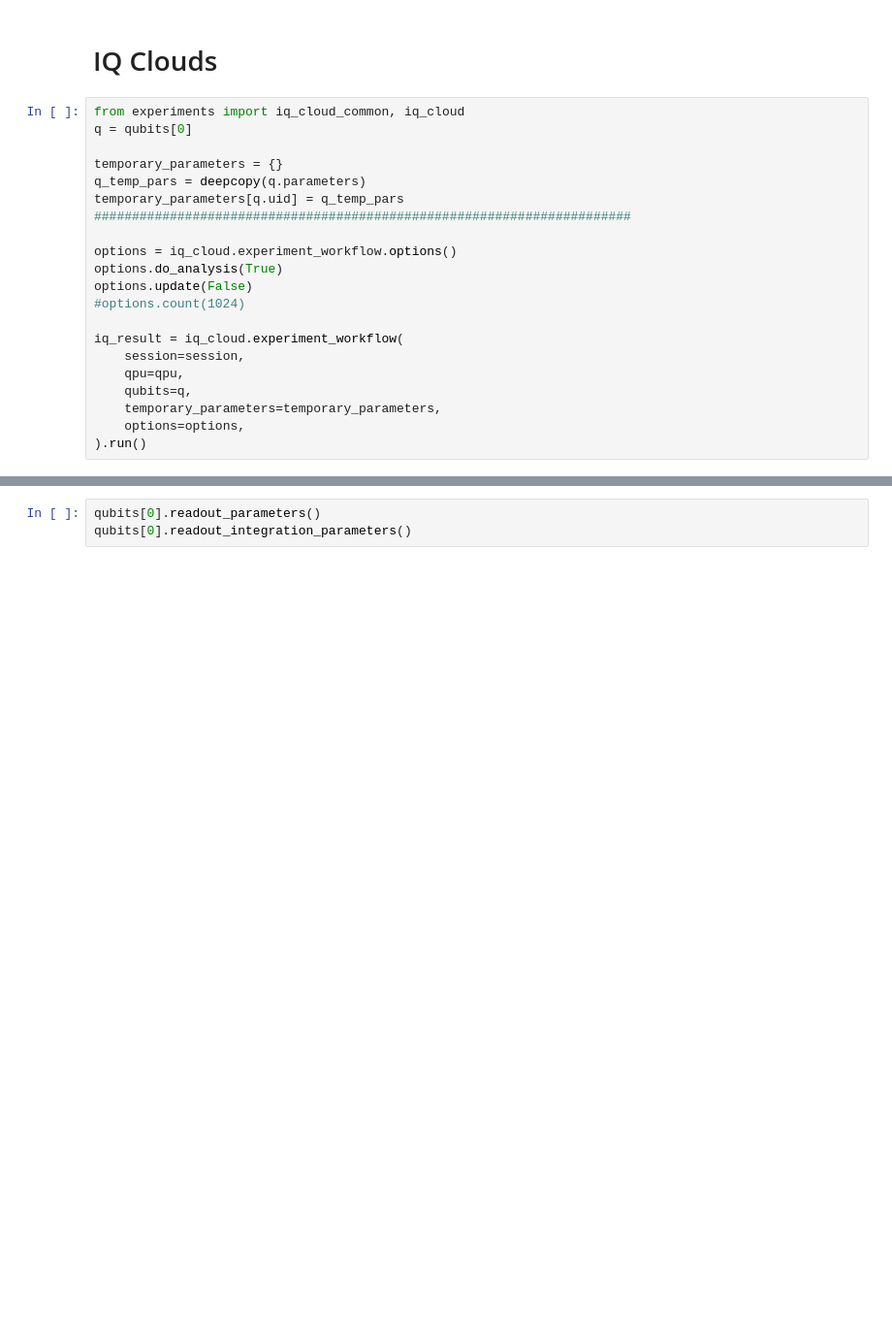
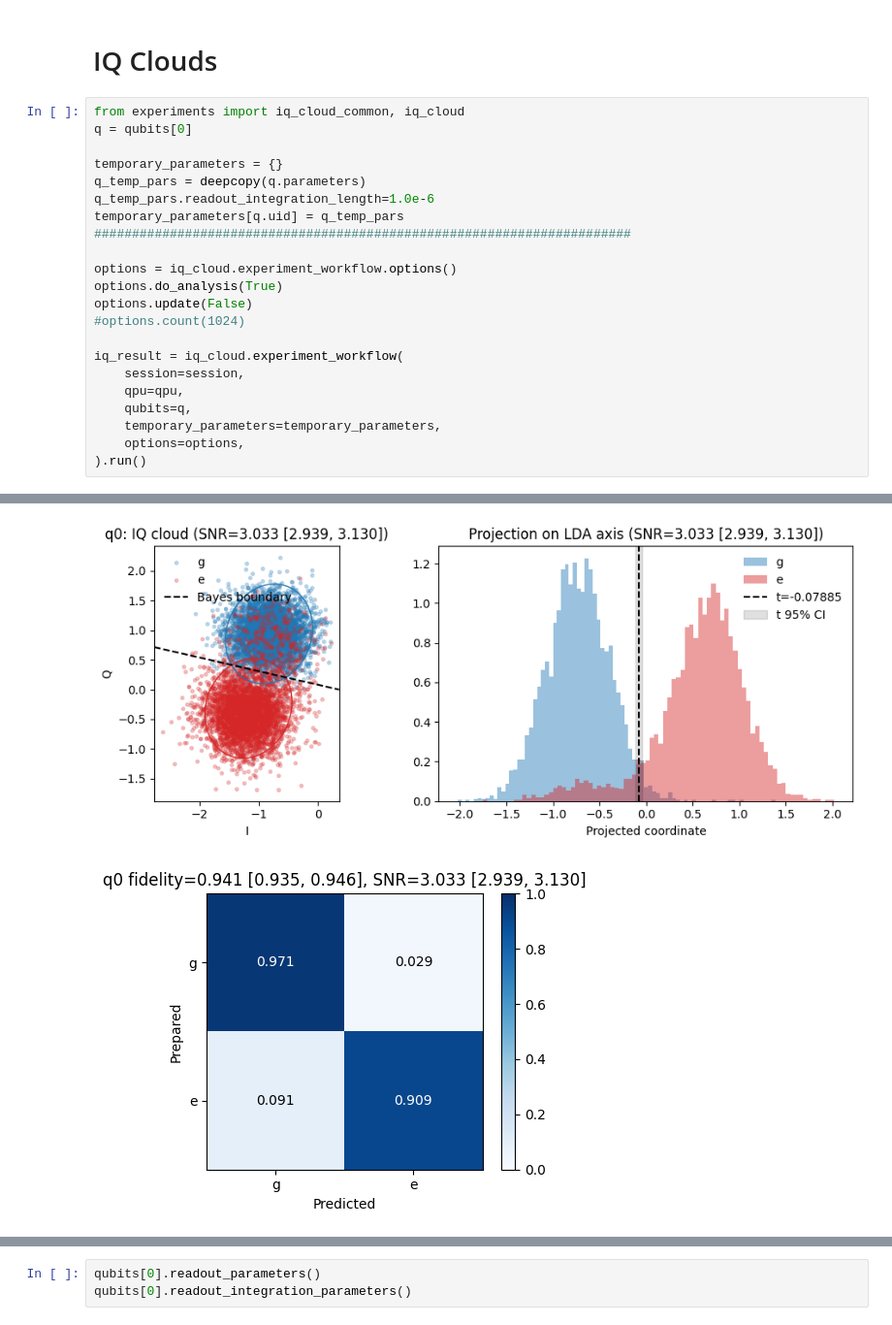
Before and after one commit to yalgaeahn/qubit-experiment, a Jupyter notebook: examples/selectiveRIP/readout_optimization.ipynb, the cells around one changed output, grey strips where cells are left out. Shown at 97% size. Cells and saved outputs as stored; diff of their text form; blank space fills up the shorter version.

Commit message:
Add flat-window debug figure

```diff
--- a/examples/selectiveRIP/readout_optimization.ipynb
+++ b/examples/selectiveRIP/readout_optimization.ipynb
@@ -336,6 +336,7 @@ q = qubits[0]
 
 temporary_parameters = {}
 q_temp_pars = deepcopy(q.parameters)
+q_temp_pars.readout_integration_length=1.0e-6
 temporary_parameters[q.uid] = q_temp_pars
 #######################################################################
 
@@ -351,3 +352,4 @@ iq_result = iq_cloud.experiment_workflow(
     temporary_parameters=temporary_parameters,
     options=options,
 ).run()
+# %% [output]
@@ -353,0 +373,2 @@ iq_result = iq_cloud.experiment_workflow(
+[figure, added]
+[figure, added]
```
Also changed, not shown: parts of 9 cells of this notebook, 3 other files.
